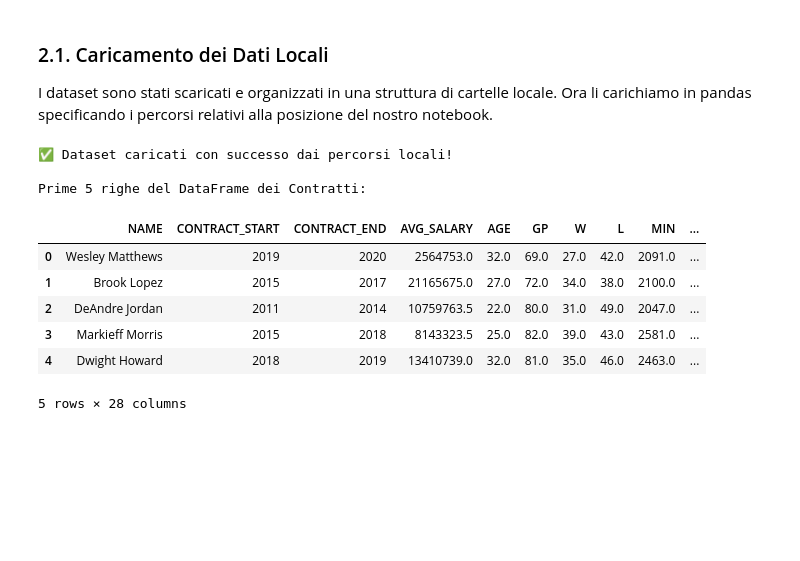
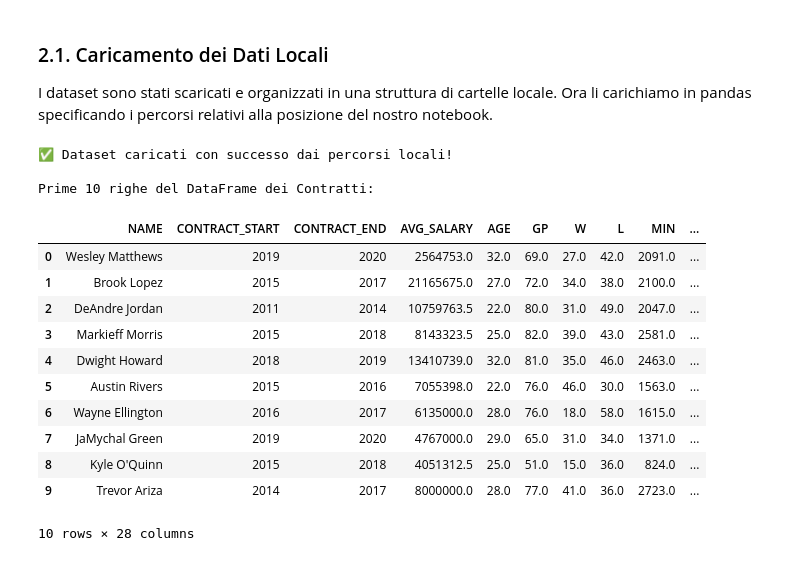
Before and after one commit to alessiobifulco/NBA-Salary-Prediction, a Jupyter notebook: notebook/project.ipynb, the cells around one changed output. Saved outputs shown, nothing was run; the diff lists cells and outputs as text; code cells hidden in the pictures; blank space fills up the shorter version.

```diff
--- a/notebook/project.ipynb
+++ b/notebook/project.ipynb
@@ -52,34 +52,39 @@ path_base = '../dataset/'
 
 contratti_folder_name = 'salaryDataset'
 
 
 nome_file_contratti = 'nba_contracts_history.csv'
 
 
 percorso_completo_contratti = os.path.join(path_base, contratti_folder_name, nome_file_contratti)
 
 
 try:
     contracts_df = pd.read_csv(percorso_completo_contratti)
 
     print("✅ Dataset caricati con successo dai percorsi locali!")
 
 except FileNotFoundError as e:
     print(f"❌ ERRORE: File non trovato.")
     print(f"Dettaglio errore: {e}")
     print("\nControlla che il nome del file delle statistiche ('Seasons_Stats.csv') sia corretto.")
 
 if 'contracts_df' in locals():
-    print("\nPrime 5 righe del DataFrame dei Contratti:")
-    display(contracts_df.head())
+    print("\nPrime 10 righe del DataFrame dei Contratti:")
+    display(contracts_df.head(10))
 # %% [output]
 ✅ Dataset caricati con successo dai percorsi locali!
 
-Prime 5 righe del DataFrame dei Contratti:
+Prime 10 righe del DataFrame dei Contratti:
 |  | NAME | CONTRACT_START | CONTRACT_END | AVG_SALARY | AGE | GP | W | L | MIN | ... |
 | 0 | Wesley Matthews | 2019 | 2020 | 2564753.0 | 32.0 | 69.0 | 27.0 | 42.0 | 2091.0 | ... |
 | 1 | Brook Lopez | 2015 | 2017 | 21165675.0 | 27.0 | 72.0 | 34.0 | 38.0 | 2100.0 | ... |
 | 2 | DeAndre Jordan | 2011 | 2014 | 10759763.5 | 22.0 | 80.0 | 31.0 | 49.0 | 2047.0 | ... |
 | 3 | Markieff Morris | 2015 | 2018 | 8143323.5 | 25.0 | 82.0 | 39.0 | 43.0 | 2581.0 | ... |
 | 4 | Dwight Howard | 2018 | 2019 | 13410739.0 | 32.0 | 81.0 | 35.0 | 46.0 | 2463.0 | ... |
+| 5 | Austin Rivers | 2015 | 2016 | 7055398.0 | 22.0 | 76.0 | 46.0 | 30.0 | 1563.0 | ... |
+| 6 | Wayne Ellington | 2016 | 2017 | 6135000.0 | 28.0 | 76.0 | 18.0 | 58.0 | 1615.0 | ... |
+| 7 | JaMychal Green | 2019 | 2020 | 4767000.0 | 29.0 | 65.0 | 31.0 | 34.0 | 1371.0 | ... |
+| 8 | Kyle O'Quinn | 2015 | 2018 | 4051312.5 | 25.0 | 51.0 | 15.0 | 36.0 | 824.0 | ... |
+| 9 | Trevor Ariza | 2014 | 2017 | 8000000.0 | 28.0 | 77.0 | 41.0 | 36.0 | 2723.0 | ... |
-5 rows × 28 columns
+10 rows × 28 columns
```
Also changed, not shown: parts of 47 cells of this notebook, 7 other files.
